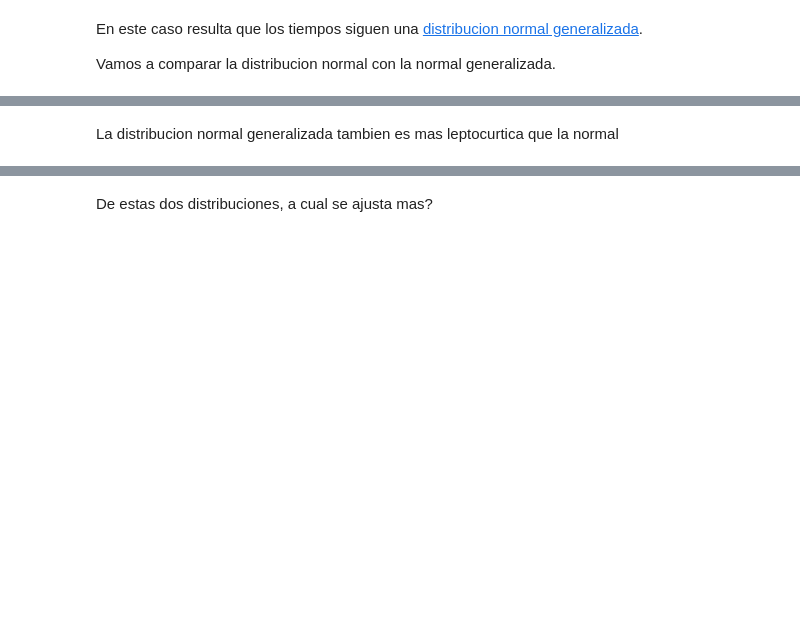
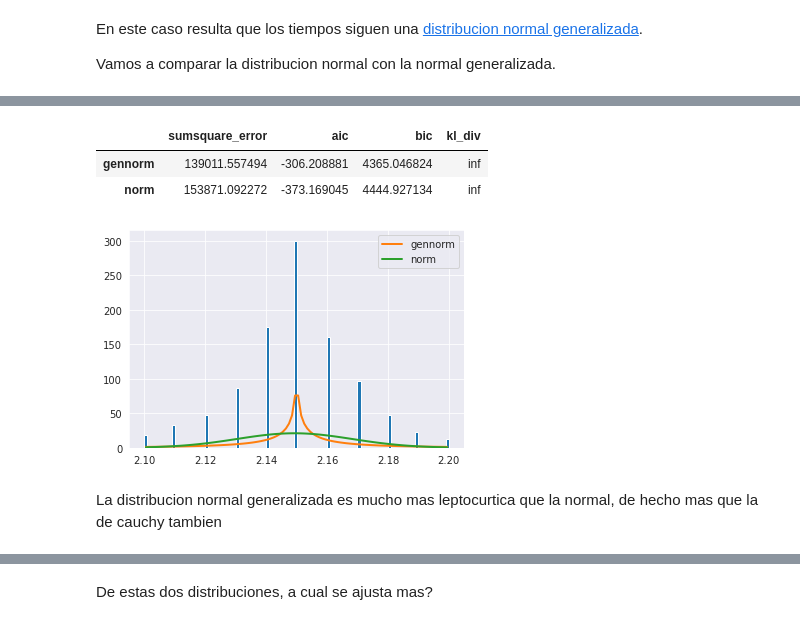
Before and after one commit to Pmz94/data-science, a Jupyter notebook: bondad_ajuste/ejercicio_8-88.ipynb, the cells around one changed output, grey strips where cells are left out. Cells and saved outputs as stored; diff of their text form; code cells hidden in the pictures; blank space fills up the shorter version.

```diff
--- a/bondad_ajuste/ejercicio_8-88.ipynb
+++ b/bondad_ajuste/ejercicio_8-88.ipynb
@@ -371,6 +373,4 @@ En este caso resulta que los tiempos siguen una [distribucion normal generalizad
 
 Vamos a comparar la distribucion normal con la normal generalizada.
 # %%
-f = Fitter(tiempos, distributions = ['gennorm', 'norm'], timeout = 60)
-f.fit()
-f.summary()
+f_gennorm_norm = Fitter(tiempos, distributions = ['gennorm', 'norm'])
@@ -384,2 +377,10 @@ WARNING:fitter.fitter:gennorm was not fitted. no parameters available
+# %%
+f_gennorm_norm.fit()
+f_gennorm_norm.summary()
+# %% [output]
+|  | sumsquare_error | aic | bic | kl_div |
+| gennorm | 139011.557494 | -306.208881 | 4365.046824 | inf |
+| norm | 153871.092272 | -373.169045 | 4444.927134 | inf |
+[figure, added]
 # %% [markdown]
-La distribucion normal generalizada tambien es mas leptocurtica que la normal
+La distribucion normal generalizada es mucho mas leptocurtica que la normal, de hecho mas que la de cauchy tambien
```
Also changed, not shown: parts of 21 cells of this notebook, 2 other files.
